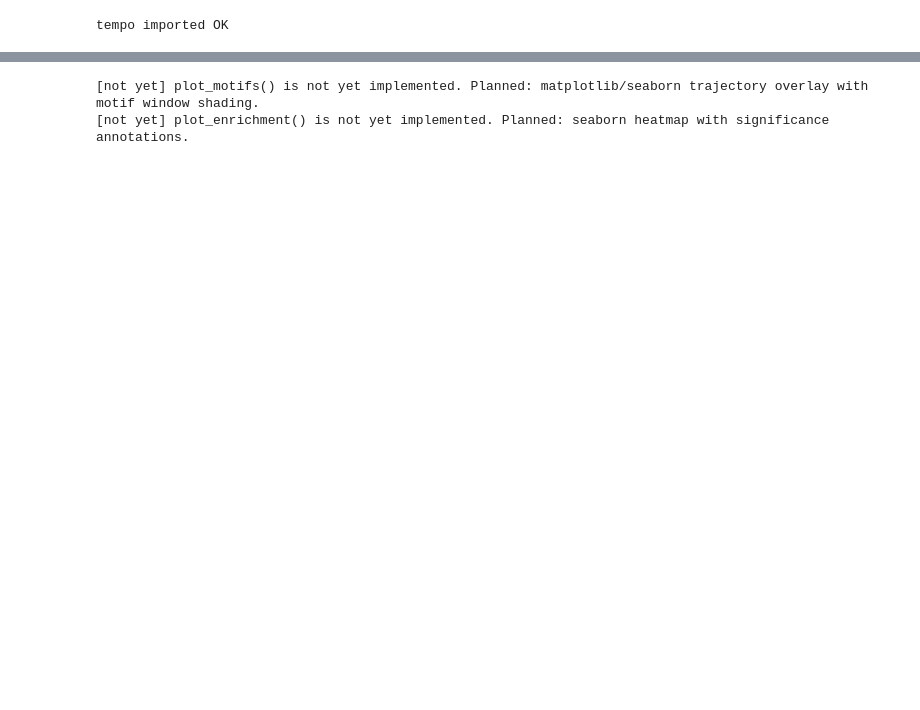
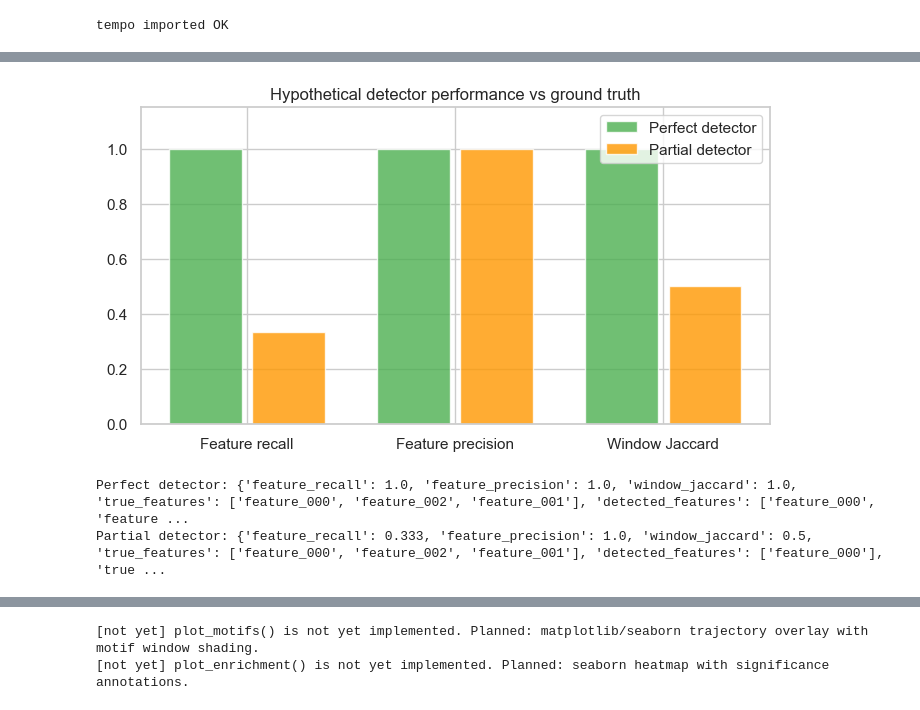
Before and after one commit to cbumby17/TEMPO, a Jupyter notebook: dev_notebook.ipynb, the cells around one changed output, grey strips where cells are left out. Saved outputs shown, nothing was run; the diff lists cells and outputs as text; code cells hidden in the pictures; blank space fills up the shorter version.

```diff
--- a/dev_notebook.ipynb
+++ b/dev_notebook.ipynb
@@ -464,0 +327,36 @@ except NotImplementedError as e:
+# %%
+df_eval = simulate.simulate_longitudinal(
+    motif_features=[0, 1, 2], motif_window=(3, 7), seed=0
+)
+
+# Imagine two hypothetical detectors
+perfect = simulate.evaluation_report(
+    detected_features=['feature_000', 'feature_001', 'feature_002'],
+    detected_window=(3, 7), df=df_eval
+)
+partial = simulate.evaluation_report(
+    detected_features=['feature_000'],
+    detected_window=(5, 8), df=df_eval
+)
+
+metrics = ['feature_recall', 'feature_precision', 'window_jaccard']
+fig, ax = plt.subplots(figsize=(7, 4))
+x = np.arange(len(metrics))
+ax.bar(x - 0.2, [perfect[m] for m in metrics], 0.35,
+       label='Perfect detector', color='#4caf50', alpha=0.8)
+ax.bar(x + 0.2, [partial[m] for m in metrics], 0.35,
+       label='Partial detector', color='#ff9800', alpha=0.8)
+ax.set_xticks(x)
+ax.set_xticklabels(['Feature recall', 'Feature precision', 'Window Jaccard'])
+ax.set_ylim(0, 1.15)
+ax.set_title('Hypothetical detector performance vs ground truth')
+ax.legend()
+plt.tight_layout()
+plt.show()
+
+print('Perfect detector:', perfect)
+print('Partial detector:', partial)
+# %% [output]
+[figure, added]
+Perfect detector: {'feature_recall': 1.0, 'feature_precision': 1.0, 'window_jaccard': 1.0, 'true_features': ['feature_000', 'feature_002', 'feature_001'], 'detected_features': ['feature_000', 'feature ...
+Partial detector: {'feature_recall': 0.333, 'feature_precision': 1.0, 'window_jaccard': 0.5, 'true_features': ['feature_000', 'feature_002', 'feature_001'], 'detected_features': ['feature_000'], 'true ...
```
Also changed, not shown: parts of 52 cells of this notebook, 1 other file.
